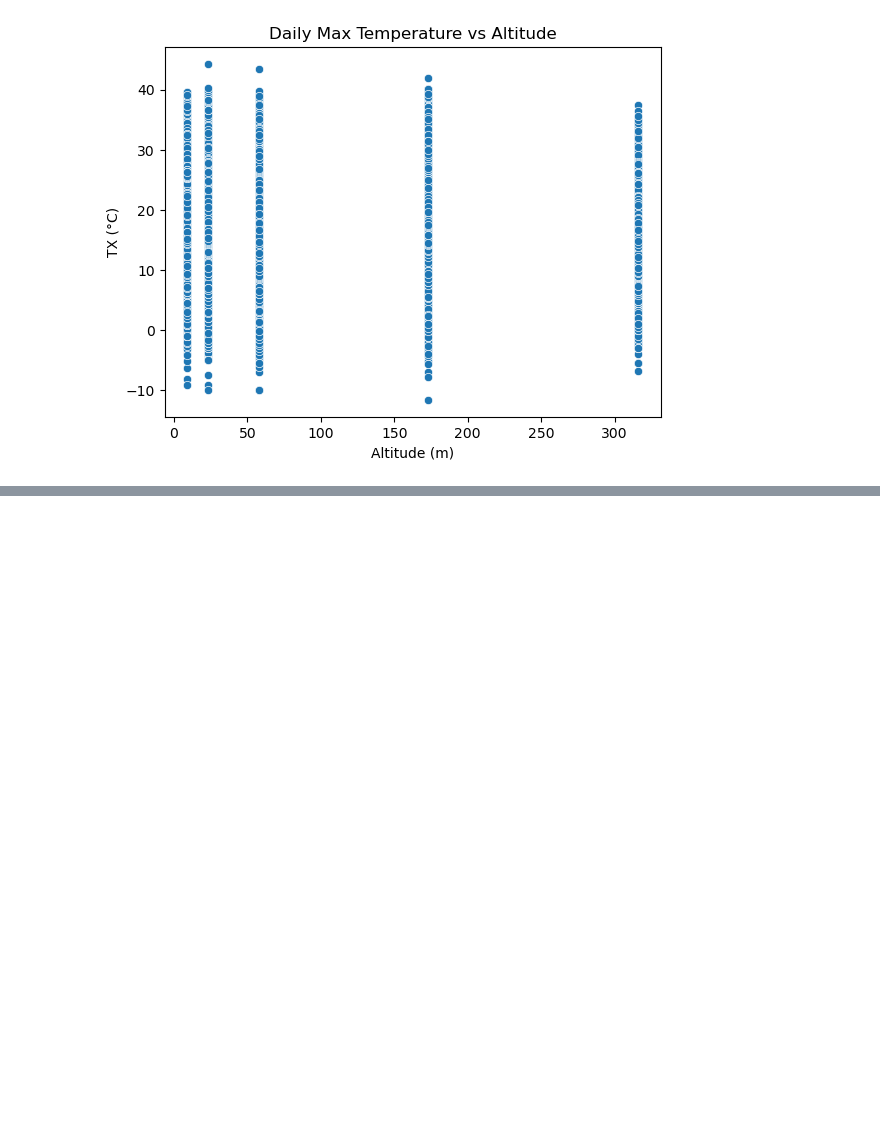
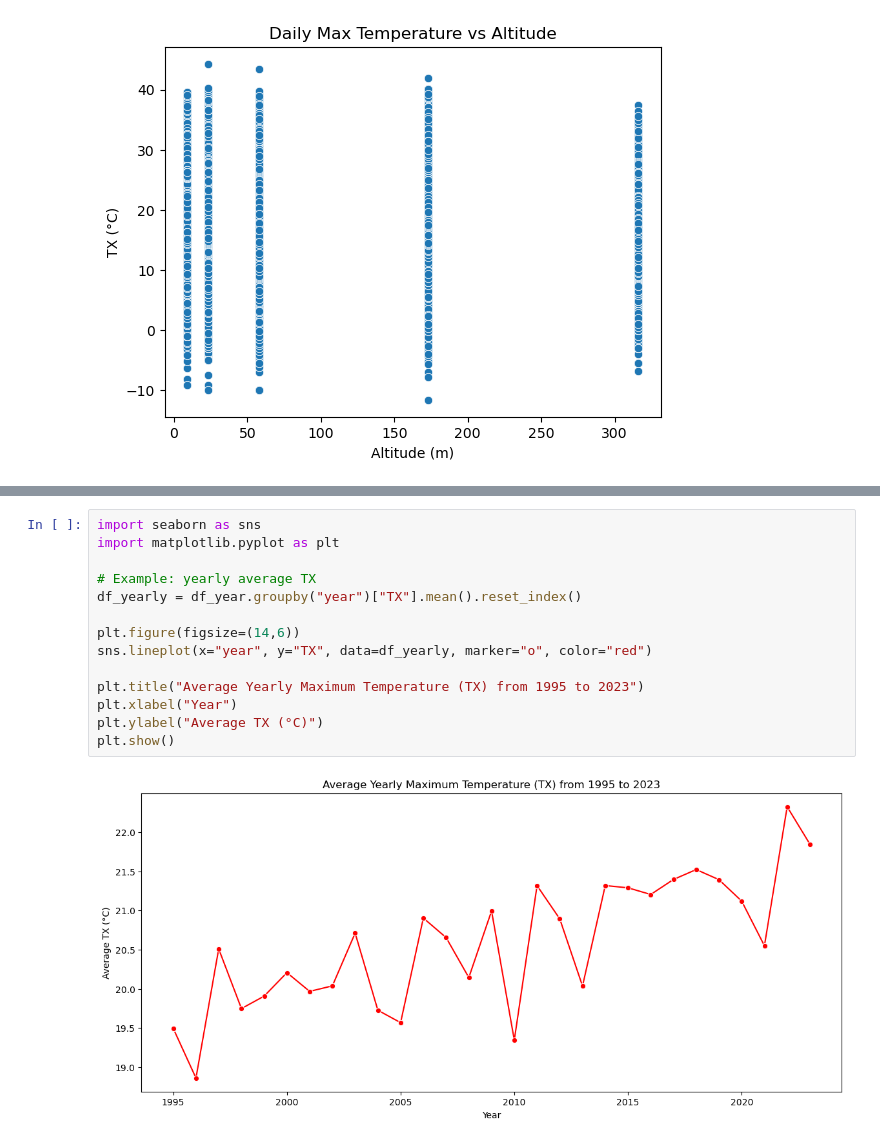
Before and after one commit to mohammadRezanilchiyan/Extreme-Temperature-Analysis, a Jupyter notebook: Extreme_Temperatures.ipynb, the cells around one changed output, grey strips where cells are left out. Drawn from its saved outputs; the diff is of its cells as text; blank space fills up the shorter version.

```diff
--- a/Extreme_Temperatures.ipynb
+++ b/Extreme_Temperatures.ipynb
@@ -209,0 +242,16 @@ plt.show()
+# %%
+import seaborn as sns
+import matplotlib.pyplot as plt
+
+# Example: yearly average TX
+df_yearly = df_year.groupby("year")["TX"].mean().reset_index()
+
+plt.figure(figsize=(14,6))
+sns.lineplot(x="year", y="TX", data=df_yearly, marker="o", color="red")
+
+plt.title("Average Yearly Maximum Temperature (TX) from 1995 to 2023")
+plt.xlabel("Year")
+plt.ylabel("Average TX (°C)")
+plt.show()
+# %% [output]
+[figure, added]
```
Also changed, not shown: parts of 12 cells of this notebook.
